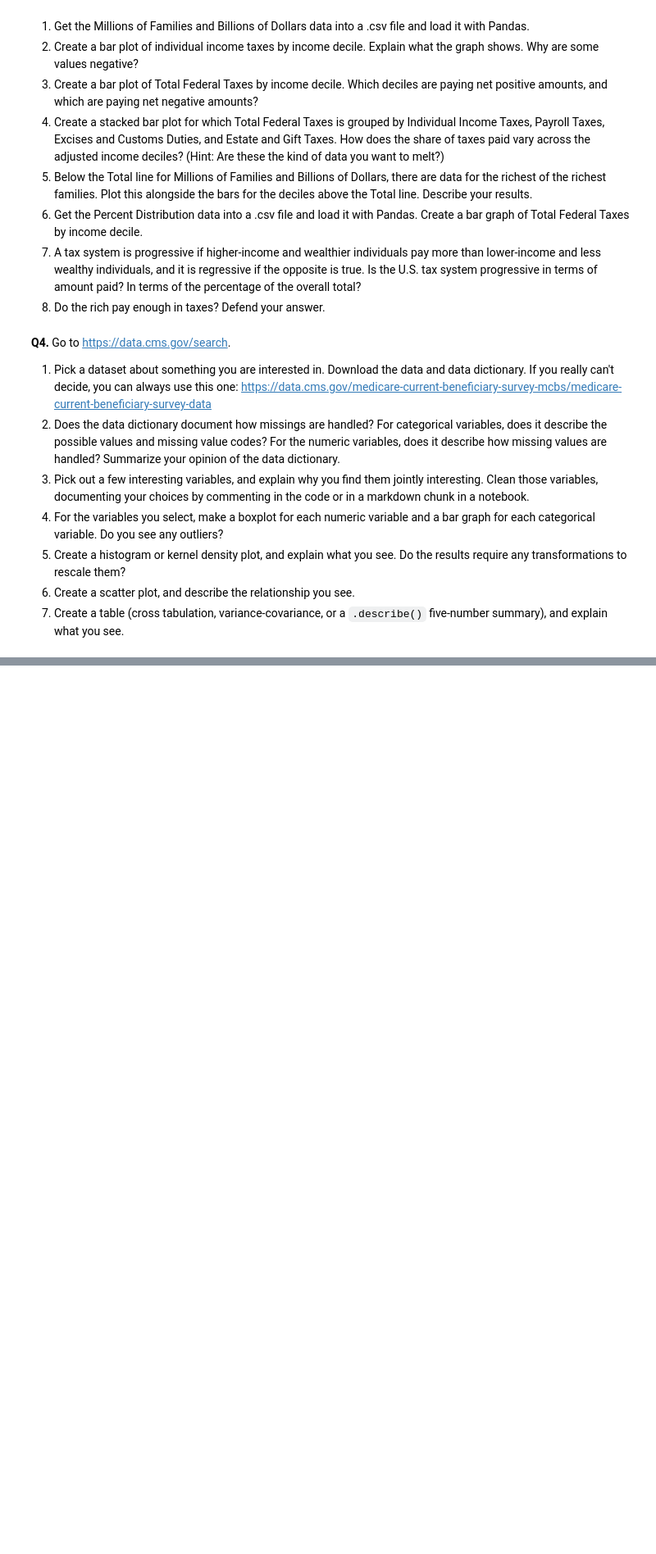
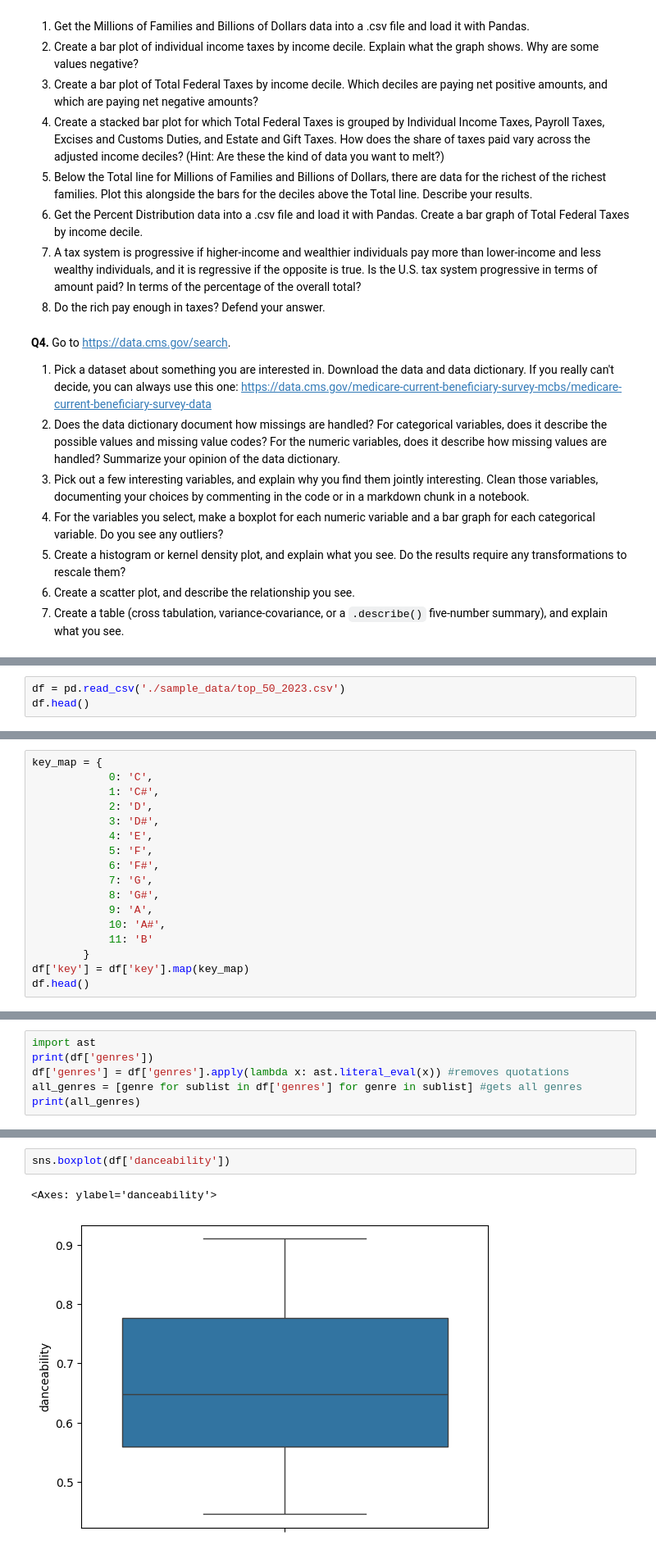
Before and after one commit to PavanVinja/visualization, a Jupyter notebook: assignment/assignment.ipynb, the cells around one changed output, grey strips where cells are left out. Shown at 82% size. Saved outputs shown, nothing was run; the diff lists cells and outputs as text; blank space fills up the shorter version.

```diff
--- a/assignment/assignment.ipynb
+++ b/assignment/assignment.ipynb
@@ -226,0 +229,3 @@ For some context, the Federal government ultimately spent about $4.4 trillion in
+# %%
+df = pd.read_csv('./sample_data/top_50_2023.csv')
+df.head()
@@ -226,0 +272,17 @@ For some context, the Federal government ultimately spent about $4.4 trillion in
+# %%
+key_map = {
+            0: 'C',
+            1: 'C#',
+            2: 'D',
+            3: 'D#',
+            4: 'E',
+            5: 'F',
+            6: 'F#',
+            7: 'G',
+            8: 'G#',
+            9: 'A',
+            10: 'A#',
+            11: 'B'
+        }
+df['key'] = df['key'].map(key_map)
+df.head()
@@ -226,0 +296,6 @@ For some context, the Federal government ultimately spent about $4.4 trillion in
+# %%
+import ast
+print(df['genres'])
+df['genres'] = df['genres'].apply(lambda x: ast.literal_eval(x)) #removes quotations
+all_genres = [genre for sublist in df['genres'] for genre in sublist] #gets all genres
+print(all_genres)
@@ -226,0 +342,5 @@ For some context, the Federal government ultimately spent about $4.4 trillion in
+# %%
+sns.boxplot(df['danceability'])
+# %% [output]
+<Axes: ylabel='danceability'>
+[figure, added]
```
Also changed, not shown: parts of 17 cells of this notebook.
